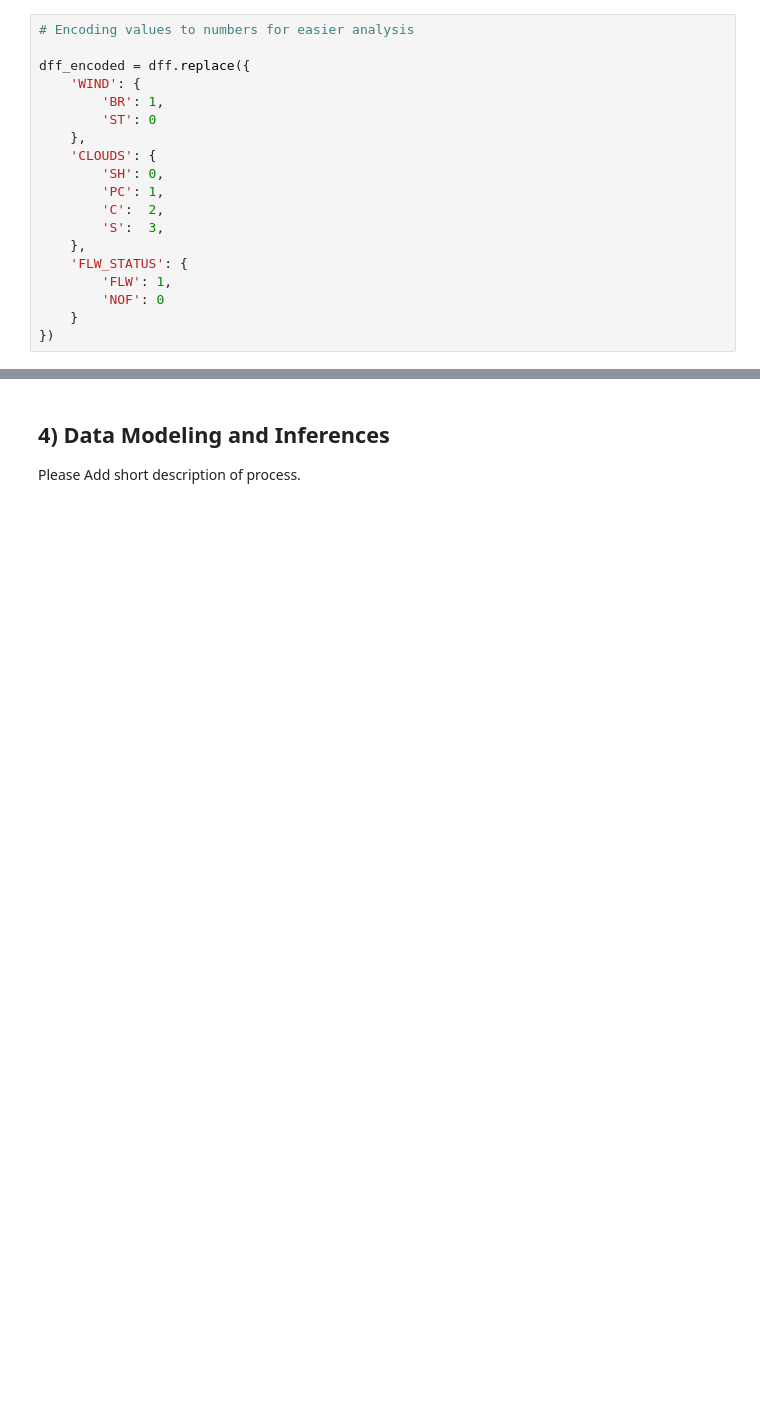
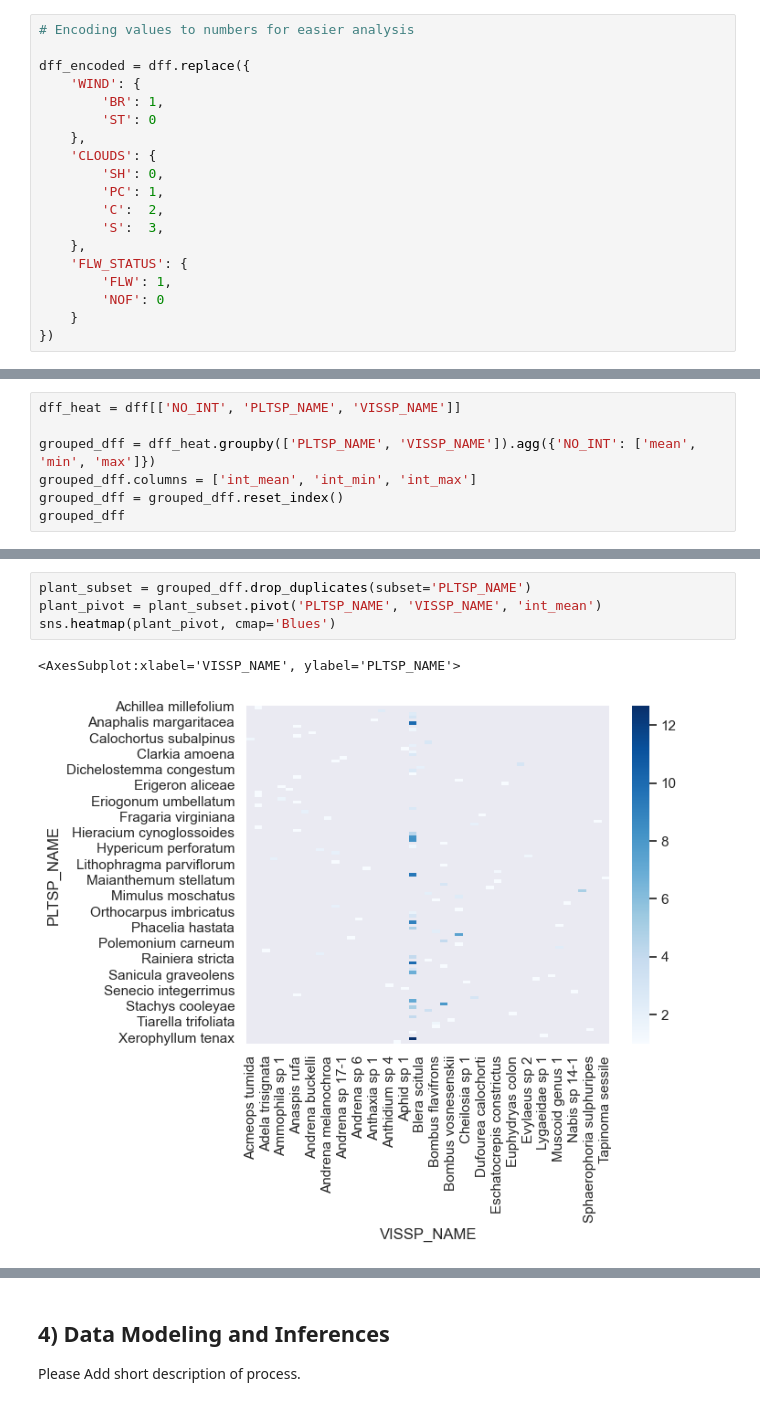
Before and after one commit to AlexandreSeb97/data200-fall22, a Jupyter notebook: analysis.ipynb, the cells around one changed output, grey strips where cells are left out. Cells and saved outputs as stored; diff of their text form; blank space fills up the shorter version.

```diff
--- a/analysis.ipynb
+++ b/analysis.ipynb
@@ -262,0 +275,7 @@ plt.show()
+# %%
+dff_heat = dff[['NO_INT', 'PLTSP_NAME', 'VISSP_NAME']]
+
+grouped_dff = dff_heat.groupby(['PLTSP_NAME', 'VISSP_NAME']).agg({'NO_INT': ['mean', 'min', 'max']})
+grouped_dff.columns = ['int_mean', 'int_min', 'int_max']
+grouped_dff = grouped_dff.reset_index()
+grouped_dff
@@ -262,0 +296,7 @@ plt.show()
+# %%
+plant_subset = grouped_dff.drop_duplicates(subset='PLTSP_NAME')
+plant_pivot = plant_subset.pivot('PLTSP_NAME', 'VISSP_NAME', 'int_mean')
+sns.heatmap(plant_pivot, cmap='Blues')
+# %% [output]
+<AxesSubplot:xlabel='VISSP_NAME', ylabel='PLTSP_NAME'>
+[figure, added]
```
Also changed, not shown: parts of 19 cells of this notebook, 1 other file.
